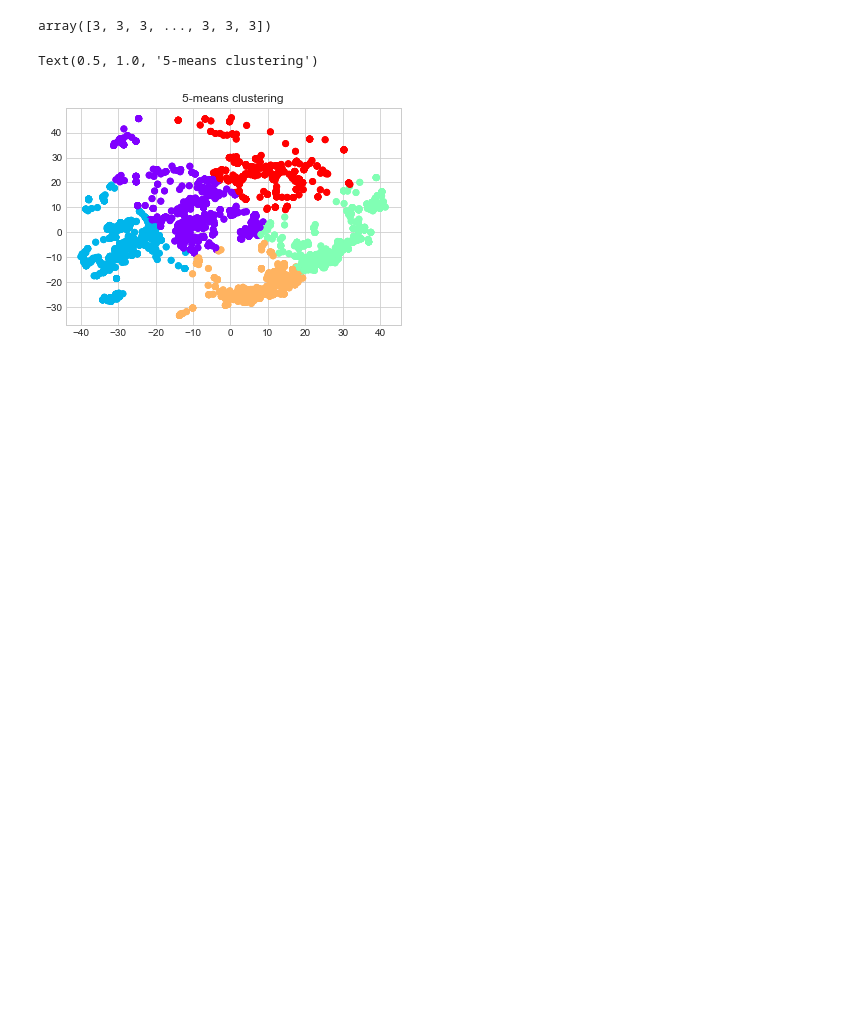
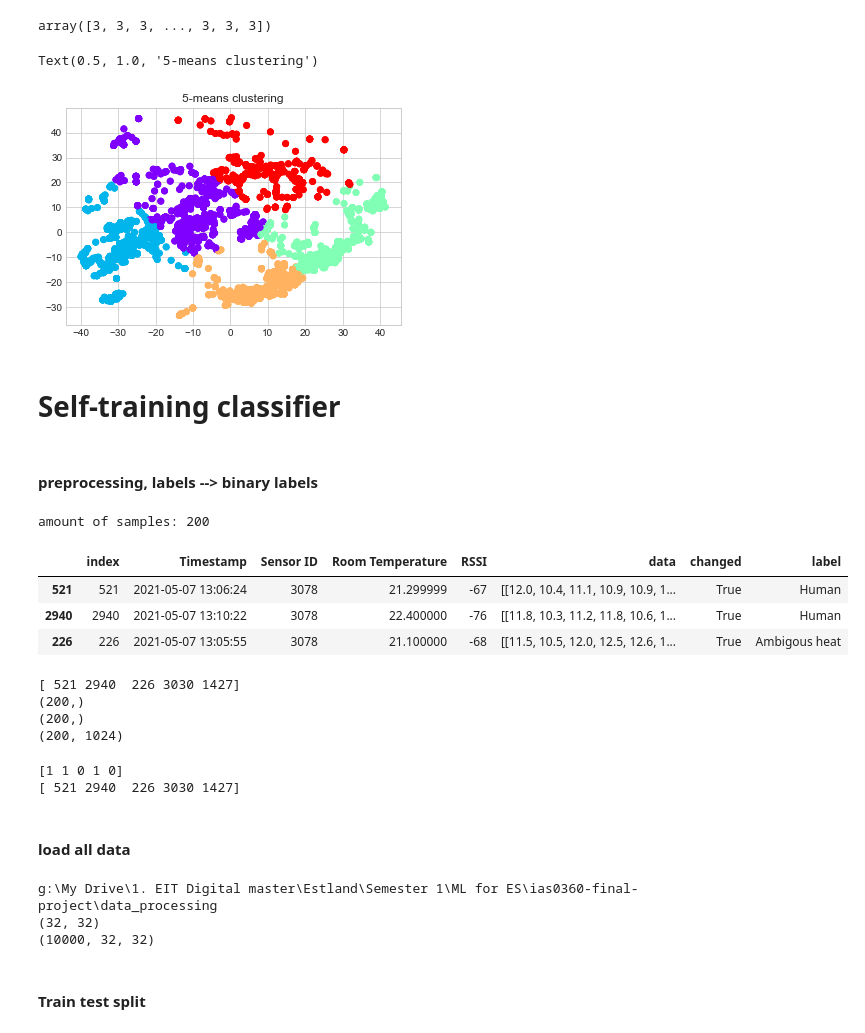
Before and after one commit to Avic3nna/EdgeML_thermalcamera, a Jupyter notebook: data_processing/unsupervised_exploration.ipynb, the cells around one changed output. Saved outputs shown, nothing was run; the diff lists cells and outputs as text; code cells hidden in the pictures; blank space fills up the shorter version.

```diff
--- a/data_processing/unsupervised_exploration.ipynb
+++ b/data_processing/unsupervised_exploration.ipynb
@@ -365,3 +365,7 @@ plt.title('5-means clustering')
 # %% [output]
 Text(0.5, 1.0, '5-means clustering')
 [figure]
+# %% [markdown]
+# Self-training classifier
+# %% [markdown]
+#### preprocessing, labels --> binary labels
@@ -367,0 +378,69 @@ Text(0.5, 1.0, '5-means clustering')
+# %%
+df = pd.read_json('../data/labelled_data/whole_data_1637521796.json', orient='records')
+
+# Show amount of samples
+print("amount of samples:", df.shape[0])
+df.head(n=3)
+# %% [output]
+amount of samples: 200
+|  | index | Timestamp | Sensor ID | Room Temperature | RSSI | data | changed | label |
+| 521 | 521 | 2021-05-07 13:06:24 | 3078 | 21.299999 | -67 | [[12.0, 10.4, 11.1, 10.9, 10.9, 1... | True | Human |
+| 2940 | 2940 | 2021-05-07 13:10:22 | 3078 | 22.400000 | -76 | [[11.8, 10.3, 11.2, 11.8, 10.6, 1... | True | Human |
+| 226 | 226 | 2021-05-07 13:05:55 | 3078 | 21.100000 | -68 | [[11.5, 10.5, 12.0, 12.5, 12.6, 1... | True | Ambigous heat |
+# %%
+
+# convert labels to binary
+binary_label_converter = {
+    'Human': 1,
+    'Several humans': 1,
+    'Non-human heat': 0,
+    'Ambigous heat': 0,
+    'No heat':  0,
+}
+
+
+df_binary = df.copy()
+
+df_binary['label'] = df['label'].apply(lambda x: binary_label_converter[x])
+df_binary.head(n=3)
+
+# Prepare the data
+y = df_binary['label'].to_numpy()
+X = np.array(df_binary['data'].to_list())
+X = X.flatten(order='C').reshape(200, 32*32)
+
+labels_index = df_binary['index'].to_numpy()
+print(labels_index[0:5])
+print(labels_index.shape)
+
+print(y.shape)
+print(X.shape)
+# %% [output]
+[ 521 2940  226 3030 1427]
+(200,)
+(200,)
+(200, 1024)
+# %%
+print(y[0:5])
+print(labels_index[0:5])
+# %% [output]
+[1 1 0 1 0]
+[ 521 2940  226 3030 1427]
+# %% [markdown]
+#### load all data
+# %%
+print(os.getcwd())
+data = []
+for line in open('../data/raw_data/thermal_raw_20210507_full/both_sensors_data.txt', 'r'):
+    data.append(np.array(json.loads(line)['data']))
+
+print(data[1].shape)
+
+dataset = np.asarray(data)
+print(dataset.shape)
+# %% [output]
+g:\My Drive\1. EIT Digital master\Estland\Semester 1\ML for ES\ias0360-final-project\data_processing
+(32, 32)
+(10000, 32, 32)
+# %% [markdown]
+#### Train test split
```
Also changed, not shown: parts of 13 cells of this notebook, 1 other file.
